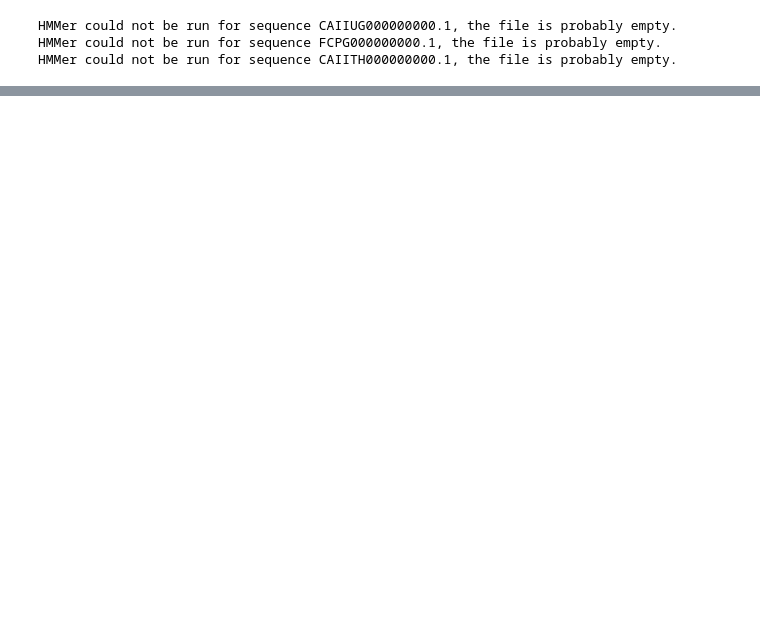
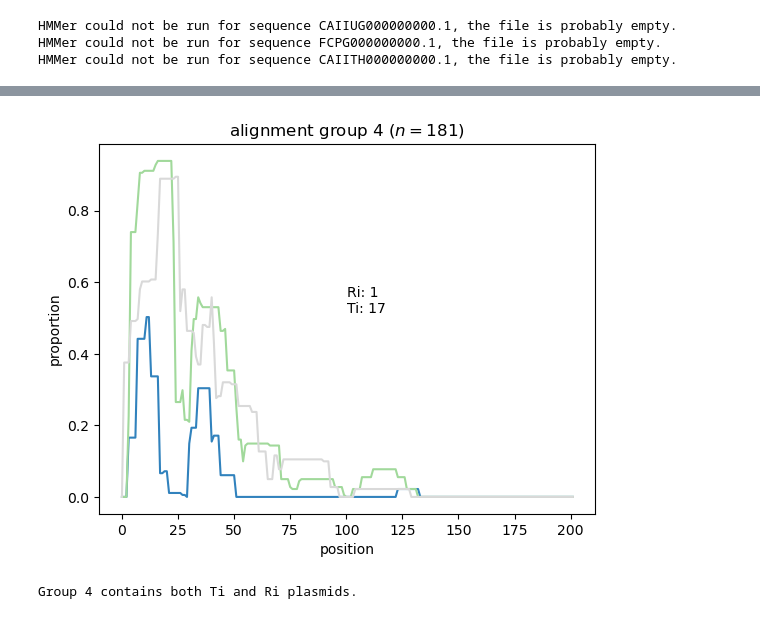
Before and after one commit to pipparichter/overdrive, a Jupyter notebook: notebooks/sandbox-2.ipynb, the cells around one changed output, grey strips where cells are left out. Drawn from its saved outputs; the diff is of its cells as text; code cells hidden in the pictures; blank space fills up the shorter version.

```diff
--- a/notebooks/sandbox-2.ipynb
+++ b/notebooks/sandbox-2.ipynb
@@ -295,0 +353,45 @@ Num. sequences: 679
+# %%
+def figure(group:int=0):
+
+    figure_df = pd.concat([df.assign(motif=motif) for motif, df in motif_dfs.items()]) # .iloc[:20]
+    figure_df['group'] = figure_df['id'].map(alignment_group_map)
+    figure_df = figure_df[figure_df.group == group].copy()
+    figure_df['plasmid_type'] = figure_df['id'].map(overdrive_df.plasmid_type)
+    figure_df['plasmid_class'] = figure_df['id'].map(overdrive_df.plasmid_class)
+    n = (overdrive_df.group == group).sum()
+
+    cmap = mpl.colormaps.get_cmap('tab20c')
+    cmap = cmap.resampled(figure_df.motif.nunique())
+    palette = {f:cmap(i) for i, f in enumerate(figure_df.motif.unique())} # Map each category to a color.
+
+    fig, ax = plt.subplots()
+    for motif, df in figure_df.groupby('motif'):
+        counts = np.zeros(202)
+        for row in df.itertuples():
+            motif_idxs = np.arange(row.start, row.stop)
+            counts[motif_idxs] += 1
+        counts = counts / n
+        ax.plot(np.arange(len(counts)), counts, color=palette[motif])
+
+    text = ''
+    figure_df = figure_df.drop_duplicates('id')
+    # for plasmid_type, df in figure_df[~figure_df.plasmid_type.isnull()].groupby('plasmid_type'):
+    #     text += f'{plasmid_type}: {len(df)}\n'
+    for plasmid_class, df in figure_df[~figure_df.plasmid_class.isnull()].groupby('plasmid_class'):
+        text += f'{plasmid_class}: {len(df)}\n'
+    ax.text(0.5, 0.5, text, transform=ax.transAxes)
+
+    ax.set_title(f'alignment group {group} ($n={n}$)')
+    ax.set_xlabel('position')
+    ax.set_ylabel('proportion')
+    plt.show()
+figure(group=4)
+# figure(group=30)
+# %% [output]
+[figure, added]
+# %%
+for group, df in overdrive_df.groupby('group'):
+    if ('Ri' in df.plasmid_class.unique()) and ('Ti' in df.plasmid_class.unique()):
+        print(f'Group {int(group)} contains both Ti and Ri plasmids.')
+# %% [output]
+Group 4 contains both Ti and Ri plasmids.
```
Also changed, not shown: parts of 25 cells of this notebook, 4 other files.
